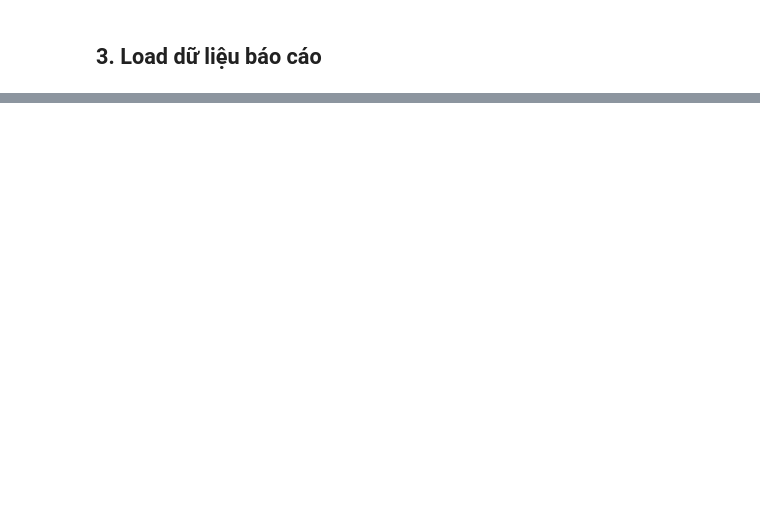
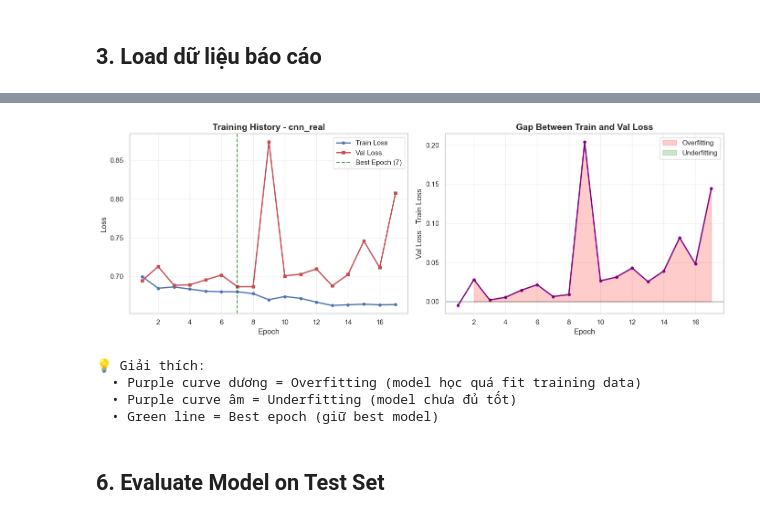
Before and after one commit to Nerduckk/Audio2MBTI, a Jupyter notebook: ai/cnn_report.ipynb, the cells around one changed output, grey strips where cells are left out. Drawn from its saved outputs; the diff is of its cells as text; code cells hidden in the pictures; blank space fills up the shorter version.

Commit message:
Trying hybrid model

```diff
--- a/ai/cnn_report.ipynb
+++ b/ai/cnn_report.ipynb
@@ -28,3 +51,19 @@ sns.set_theme(style='whitegrid')
 plt.rcParams['figure.figsize'] = (10, 5)
 # %% [markdown]
 ## 2. Chọn artifact cần báo cáo
+# %%
+# Cấu hình training
+config = load_cnn_config(str(PROJECT_ROOT / 'config' / 'cnn_config.yaml'))
+
+# Thay đổi các hyperparameters nếu cần (optional)
+# config['training']['learning_rate'] = 0.0005  # Giảm learning rate nếu cần
+# config['training']['epochs'] = 30  # Tăng số epochs
+# config['training']['batch_size'] = 32  # Tăng batch size
+
+training_cfg = config.get('training', {})
+print("⚙️ Training Config:")
+print(f"  • Learning Rate: {training_cfg.get('learning_rate')}")
+print(f"  • Epochs: {training_cfg.get('epochs')}")
+print(f"  • Batch Size: {training_cfg.get('batch_size')}")
+print(f"  • Early Stopping Patience: {training_cfg.get('early_stopping_patience')}")
+print(f"  • Device: {'GPU' if torch.cuda.is_available() else 'CPU'}")
@@ -87,0 +216,42 @@ plt.show()
+# %%
+# Plot training history
+fig, (ax1, ax2) = plt.subplots(1, 2, figsize=(14, 5))
+
+# Plot 1: Loss curves
+epochs_range = range(1, len(history['train_loss']) + 1)
+ax1.plot(epochs_range, history['train_loss'], 'b-o', label='Train Loss', linewidth=2, markersize=4)
+ax1.plot(epochs_range, history['val_loss'], 'r-s', label='Val Loss', linewidth=2, markersize=4)
+ax1.axvline(x=best_epoch, color='green', linestyle='--', alpha=0.7, label=f'Best Epoch ({best_epoch})')
+ax1.set_xlabel('Epoch', fontsize=12)
+ax1.set_ylabel('Loss', fontsize=12)
+ax1.set_title(f'Training History - {RUN_NAME}', fontsize=14, fontweight='bold')
+ax1.legend(fontsize=11)
+ax1.grid(True, alpha=0.3)
+
+# Plot 2: Loss difference (overfitting indicator)
+loss_diff = np.array(history['val_loss']) - np.array(history['train_loss'])
+ax2.plot(epochs_range, loss_diff, 'purple', marker='o', linewidth=2, markersize=4)
+ax2.axhline(y=0, color='black', linestyle='-', alpha=0.3)
+ax2.fill_between(epochs_range, 0, loss_diff, where=(loss_diff > 0), alpha=0.2, color='red', label='Overfitting')
+ax2.fill_between(epochs_range, 0, loss_diff, where=(loss_diff <= 0), alpha=0.2, color='green', label='Underfitting')
+ax2.set_xlabel('Epoch', fontsize=12)
+ax2.set_ylabel('Val Loss - Train Loss', fontsize=12)
+ax2.set_title('Gap Between Train and Val Loss', fontsize=14, fontweight='bold')
+ax2.legend(fontsize=11)
+ax2.grid(True, alpha=0.3)
+
+plt.tight_layout()
+plt.show()
+
+print("💡 Giải thích:")
+print("  • Purple curve dương = Overfitting (model học quá fit training data)")
+print("  • Purple curve âm = Underfitting (model chưa đủ tốt)")
+print("  • Green line = Best epoch (giữ best model)")
+# %% [output]
+[figure, added]
+💡 Giải thích:
+  • Purple curve dương = Overfitting (model học quá fit training data)
+  • Purple curve âm = Underfitting (model chưa đủ tốt)
+  • Green line = Best epoch (giữ best model)
+# %% [markdown]
+## 6. Evaluate Model on Test Set
```
Also changed, not shown: parts of 22 cells of this notebook, 36 other files.
